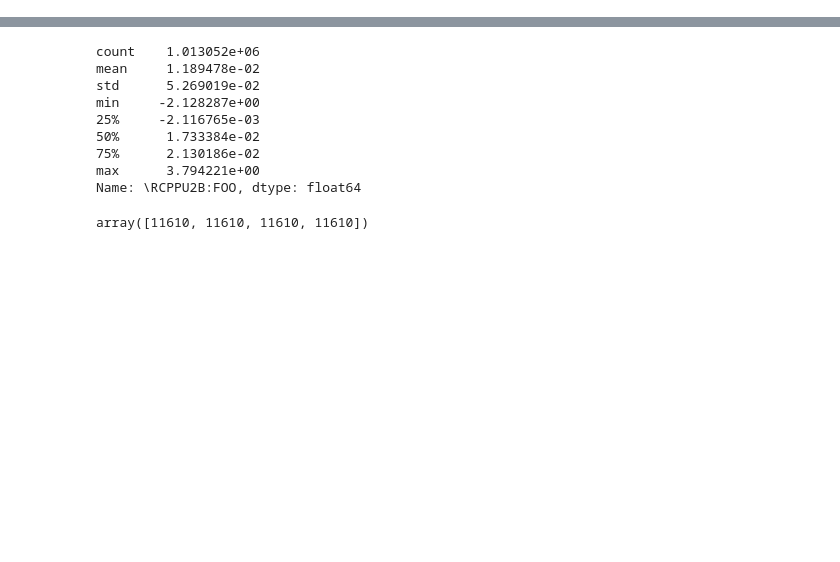
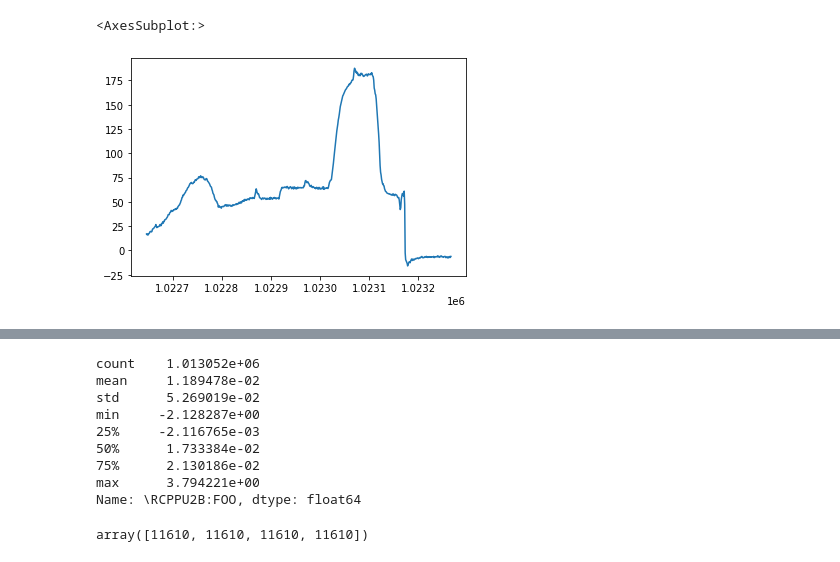
Before and after one commit to ZINZINBIN/Bayesian-Disruption-Prediction, a Jupyter notebook: analysis/analysis_dataset.ipynb, the cells around one changed output, grey strips where cells are left out. Saved outputs shown, nothing was run; the diff lists cells and outputs as text; code cells hidden in the pictures; blank space fills up the shorter version.

```diff
--- a/analysis/analysis_dataset.ipynb
+++ b/analysis/analysis_dataset.ipynb
@@ -22,0 +22,7 @@ df_ts = pd.read_csv("./dataset/KSTAR_Disruption_ts_data_thomson.csv")
+# %%
+df_shot = df_diag[df_diag['shot'] == 31964]
+# %%
+df_shot['\\WTOT_DLM03'].plot()
+# %% [output]
+<AxesSubplot:>
+[figure, added]
```
Also changed, not shown: parts of 6 cells of this notebook, 16 other files.
